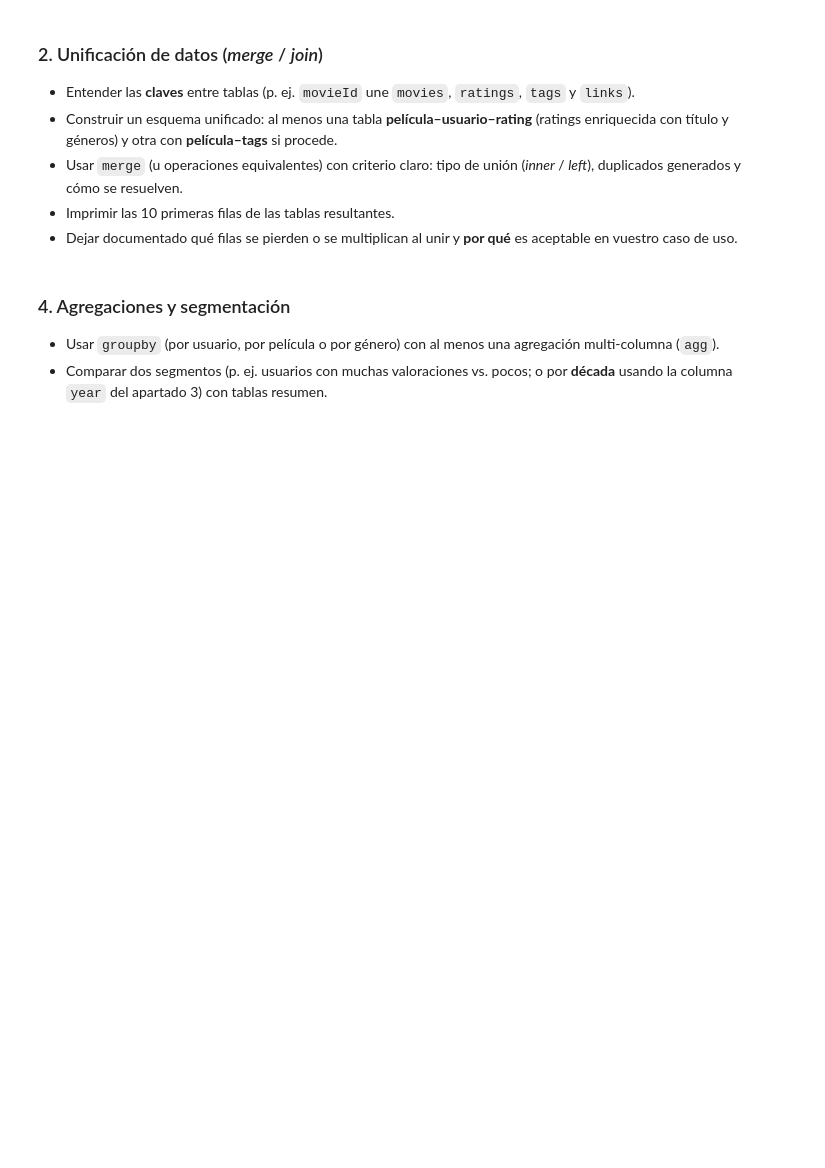
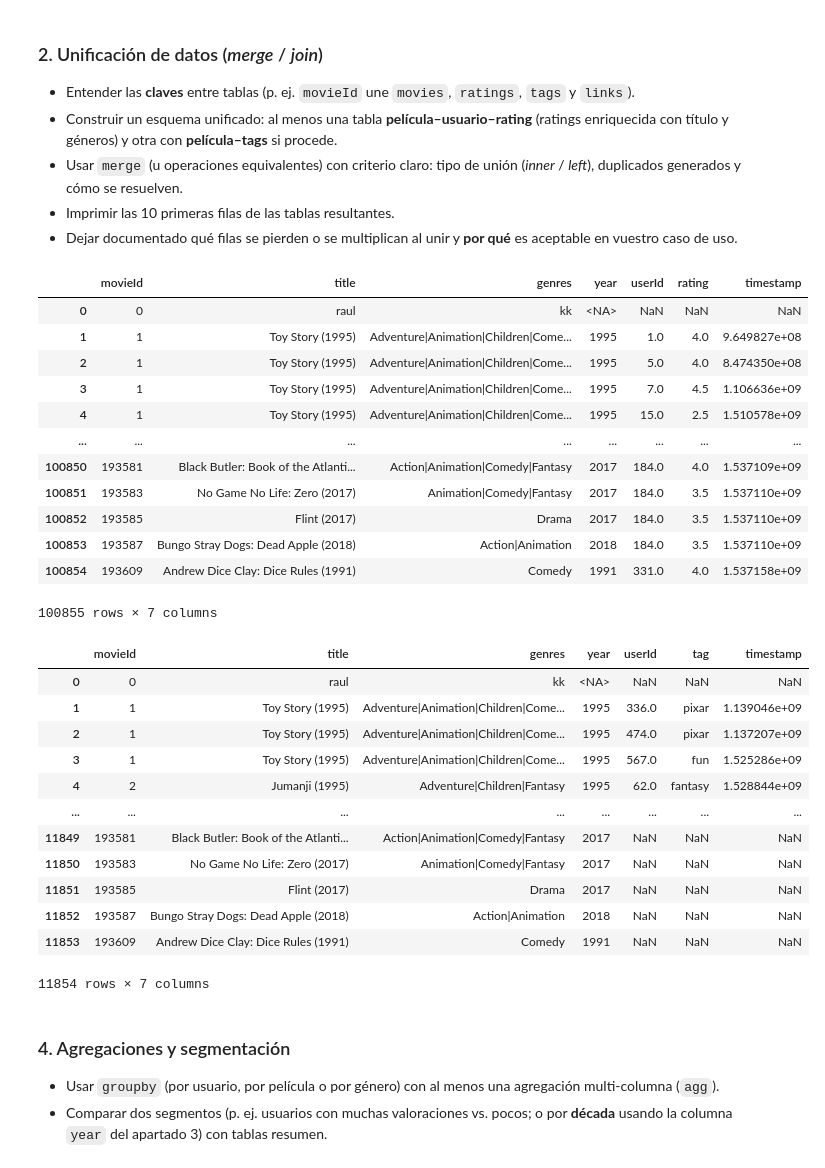
Before and after one commit to rmolinao-stack/bootcamp_AI_copia_local_RMO, a Jupyter notebook: Team_Challenges/TC_01_Sprint_03_04/Team_Challenge_sprint03_04.ipynb, the cells around one changed output. Cells and saved outputs as stored; diff of their text form; code cells hidden in the pictures; blank space fills up the shorter version.

```diff
--- a/Team_Challenges/TC_01_Sprint_03_04/Team_Challenge_sprint03_04.ipynb
+++ b/Team_Challenges/TC_01_Sprint_03_04/Team_Challenge_sprint03_04.ipynb
@@ -135,14 +135,28 @@ A continuación mostramos el dataFrame:
 
 def year_from_title(titulo: str) -> int:
     try:
-        return int(titulo[-5:-1])
+        # Por python, cualquier cosa que no sea un entero perfecto
+        # positivo o negativo dará error.
+        # Hago strip para quitar espacios al final y cosas raras.
+        year = int(titulo.strip()[-5:-1])
+        if year < 0: raise ValueError
+        return year
     except ValueError:
         return pd.NA
 
+df_movies["year"] = df_movies["title"].apply(year_from_title)
 
-   # pd.to_numeric(df["title"].str[-5:-1], errors="coerce")
+# RAUL:
+# Con la llamda anterior estaría todo cubierto
+# Si me obligan a usar pd.to_numeric habría que hacer lo siguiente
+# pero no le encuentro sentido. Además visualmente saca decimales.
+# df_movies["year"] = round(pd.to_numeric(df_movies["year"], errors="coerce"), 0)
 
-#year_from_title(df_movies["title"]
+df_no_year = df_movies[df_movies["year"].isnull()]
+print(f"El número de películas sin año son: {len(df_no_year)}")
 
-#print(year_from_title("(1990)"))
+# RAUL:
+# Esto se puede hacer con df_no_year["title"], pero ya no
+# es un dataframe y al lanzar display se ve raro.
+display(df_no_year.loc[:,["title"]])
 # %% [output]
@@ -157,6 +185,42 @@ def year_from_title(titulo: str) -> int:
 - Dejar documentado qué filas se pierden o se multiplican al unir y **por qué** es aceptable en vuestro caso de uso.
 # %%
 # --- Apartado 3: Merge / join  ---
+
+# RAUL:
+# En general el master será la película y querremos que siempre salga la película aunque haya nulos.
+df_mov_x_rat = pd.merge(df_movies, df_ratings, on="movieId", how="left")
+df_mov_x_tag = pd.merge(df_movies, df_tags, on="movieId", how="left")
+display(df_mov_x_rat)
+display(df_mov_x_tag )
+# RAUL - Juego de pruebas:
+# Añadir una línea con movieID con 0 y verificar que sale con el resto nulos.
+# %% [output]
+|  | movieId | title | genres | year | userId | rating | timestamp |
+| 0 | 0 | raul | kk | <NA> | NaN | NaN | NaN |
+| 1 | 1 | Toy Story (1995) | Adventure|Animation|Children|Come... | 1995 | 1.0 | 4.0 | 9.649827e+08 |
+| 2 | 1 | Toy Story (1995) | Adventure|Animation|Children|Come... | 1995 | 5.0 | 4.0 | 8.474350e+08 |
+| 3 | 1 | Toy Story (1995) | Adventure|Animation|Children|Come... | 1995 | 7.0 | 4.5 | 1.106636e+09 |
+| 4 | 1 | Toy Story (1995) | Adventure|Animation|Children|Come... | 1995 | 15.0 | 2.5 | 1.510578e+09 |
+| ... | ... | ... | ... | ... | ... | ... | ... |
+| 100850 | 193581 | Black Butler: Book of the Atlanti... | Action|Animation|Comedy|Fantasy | 2017 | 184.0 | 4.0 | 1.537109e+09 |
+| 100851 | 193583 | No Game No Life: Zero (2017) | Animation|Comedy|Fantasy | 2017 | 184.0 | 3.5 | 1.537110e+09 |
+| 100852 | 193585 | Flint (2017) | Drama | 2017 | 184.0 | 3.5 | 1.537110e+09 |
+| 100853 | 193587 | Bungo Stray Dogs: Dead Apple (2018) | Action|Animation | 2018 | 184.0 | 3.5 | 1.537110e+09 |
+| 100854 | 193609 | Andrew Dice Clay: Dice Rules (1991) | Comedy | 1991 | 331.0 | 4.0 | 1.537158e+09 |
+100855 rows × 7 columns
+|  | movieId | title | genres | year | userId | tag | timestamp |
+| 0 | 0 | raul | kk | <NA> | NaN | NaN | NaN |
+| 1 | 1 | Toy Story (1995) | Adventure|Animation|Children|Come... | 1995 | 336.0 | pixar | 1.139046e+09 |
+| 2 | 1 | Toy Story (1995) | Adventure|Animation|Children|Come... | 1995 | 474.0 | pixar | 1.137207e+09 |
+| 3 | 1 | Toy Story (1995) | Adventure|Animation|Children|Come... | 1995 | 567.0 | fun | 1.525286e+09 |
+| 4 | 2 | Jumanji (1995) | Adventure|Children|Fantasy | 1995 | 62.0 | fantasy | 1.528844e+09 |
+| ... | ... | ... | ... | ... | ... | ... | ... |
+| 11849 | 193581 | Black Butler: Book of the Atlanti... | Action|Animation|Comedy|Fantasy | 2017 | NaN | NaN | NaN |
+| 11850 | 193583 | No Game No Life: Zero (2017) | Animation|Comedy|Fantasy | 2017 | NaN | NaN | NaN |
+| 11851 | 193585 | Flint (2017) | Drama | 2017 | NaN | NaN | NaN |
+| 11852 | 193587 | Bungo Stray Dogs: Dead Apple (2018) | Action|Animation | 2018 | NaN | NaN | NaN |
+| 11853 | 193609 | Andrew Dice Clay: Dice Rules (1991) | Comedy | 1991 | NaN | NaN | NaN |
+11854 rows × 7 columns
 # %% [markdown]
 ### 4. Agregaciones y segmentación
 
```
Also changed, not shown: parts of 4 cells of this notebook, 1 other file.
